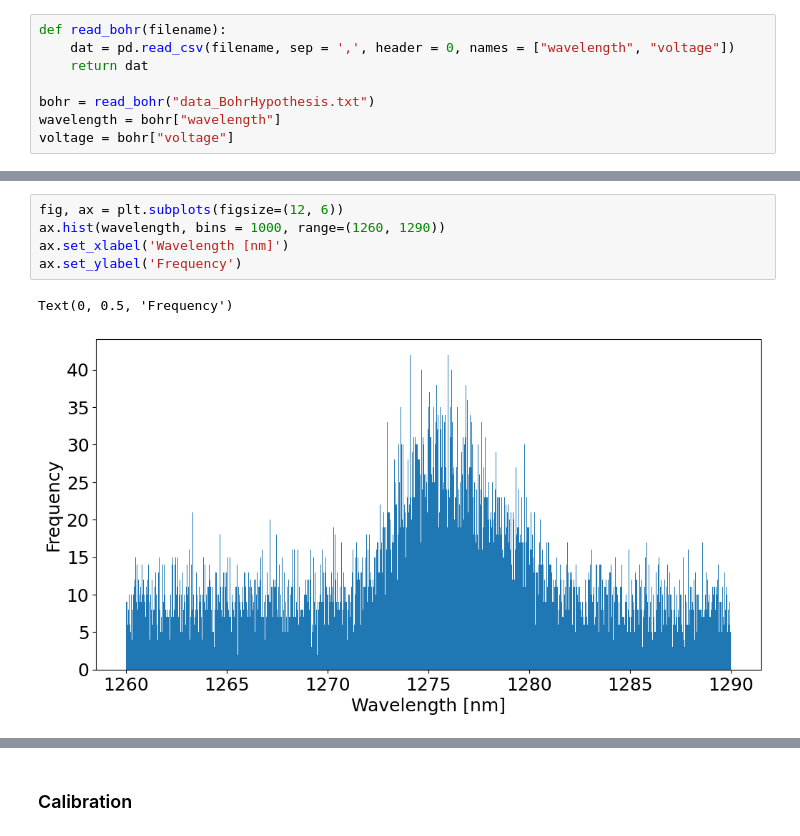
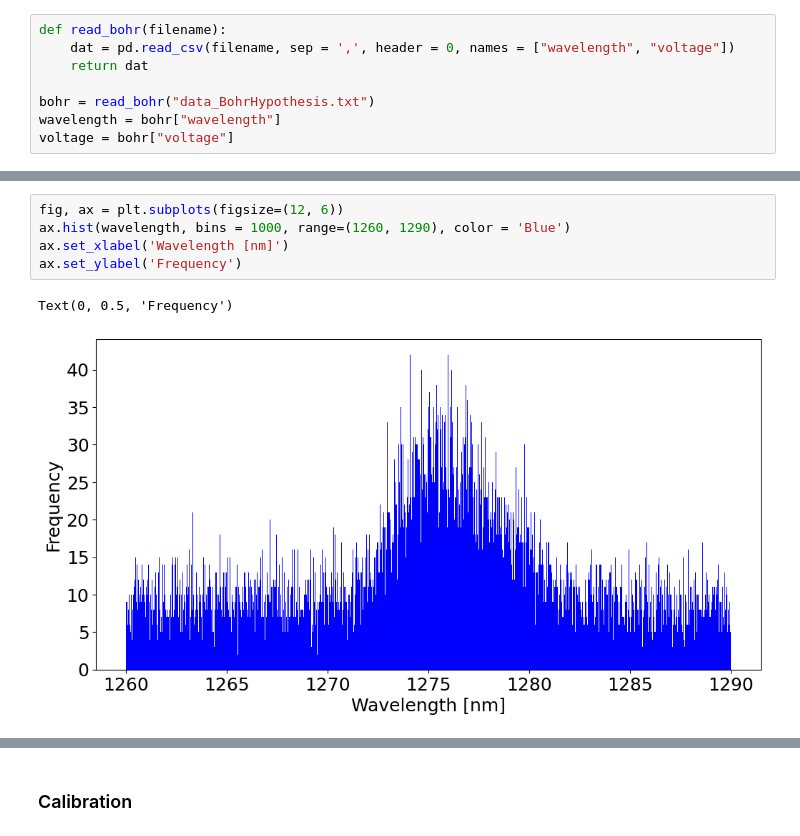
Before and after one commit to akjoelhede/Appstatgang_tornado, a Jupyter notebook: Anders_problemset/problem_set_anders.ipynb, the cells around one changed output, grey strips where cells are left out. Cells and saved outputs as stored; diff of their text form.

```diff
--- a/Anders_problemset/problem_set_anders.ipynb
+++ b/Anders_problemset/problem_set_anders.ipynb
@@ -626,10 +745,10 @@ Text(0, 0.5, 'Frequency')
 # %%
 fig, ax = plt.subplots(figsize=(12, 6))
-ax.hist(wavelength, bins = 1000, range=(1260, 1290))
+ax.hist(wavelength, bins = 1000, range=(1260, 1290), color = 'Blue')
 ax.set_xlabel('Wavelength [nm]')
 ax.set_ylabel('Frequency')
 # %% [output]
 Text(0, 0.5, 'Frequency')
-[figure, old version]
+[figure, new version]
 # %%
 fig, ax = plt.subplots(figsize=(12, 6))
```
Also changed, not shown: parts of 46 cells of this notebook.
